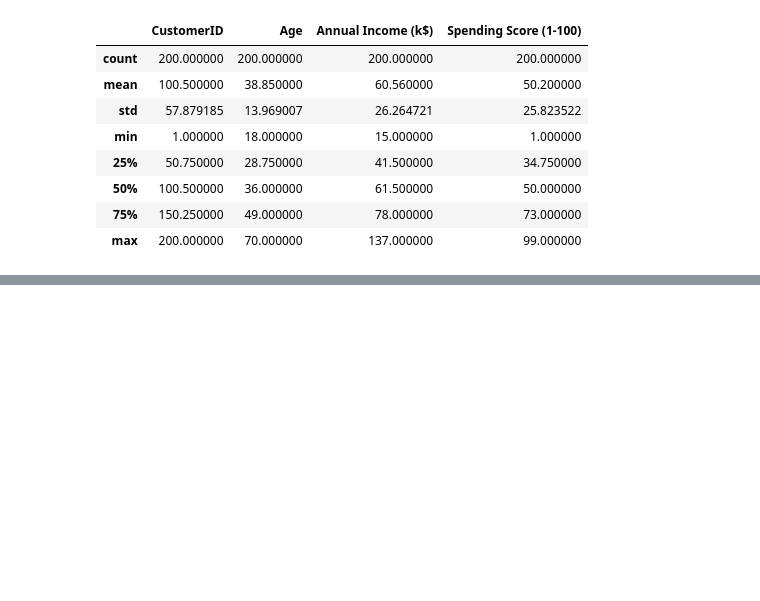
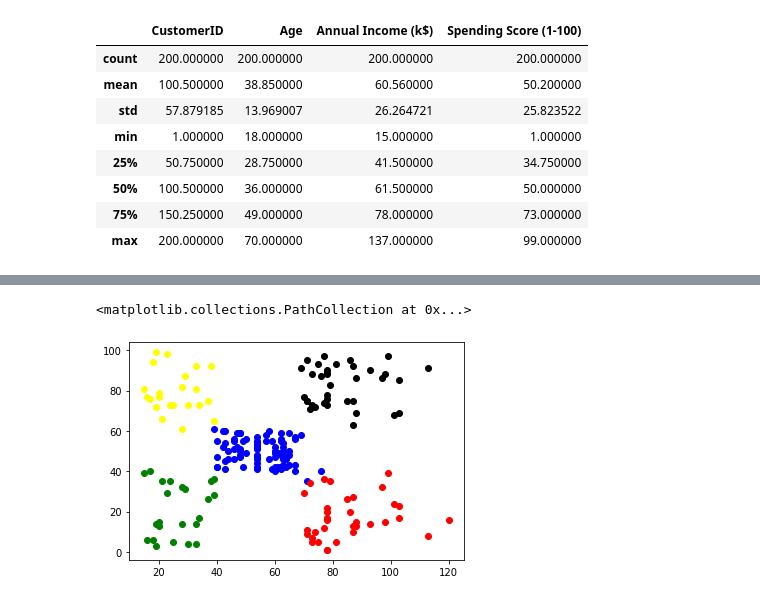
Before and after one commit to Pritush09/Customer-Segmentation-Project, a Jupyter notebook: Basic Customer segmentation Project .ipynb, the cells around one changed output, grey strips where cells are left out. Cells and saved outputs as stored; diff of their text form; code cells hidden in the pictures; blank space fills up the shorter version.

```diff
--- a/Basic Customer segmentation Project .ipynb
+++ b/Basic Customer segmentation Project .ipynb
@@ -61,0 +125,3 @@ df.describe()
+# %%
+train = df4.iloc[:195,:].values
+test = df4.iloc[195:,:].values
@@ -61,0 +185,9 @@ df.describe()
+# %%
+plt.scatter(train[y_mean==0,0],train[y_mean==0,1],color = 'blue')
+plt.scatter(train[y_mean==1,0],train[y_mean==1,1],color = 'black')
+plt.scatter(train[y_mean==2,0],train[y_mean==2,1],color = 'red')
+plt.scatter(train[y_mean==3,0],train[y_mean==3,1],color = 'yellow')
+plt.scatter(train[y_mean==4,0],train[y_mean==4,1],color = 'green')
+# %% [output]
+<matplotlib.collections.PathCollection at 0x...>
+[figure, added]
```
Also changed, not shown: parts of 34 cells of this notebook.
